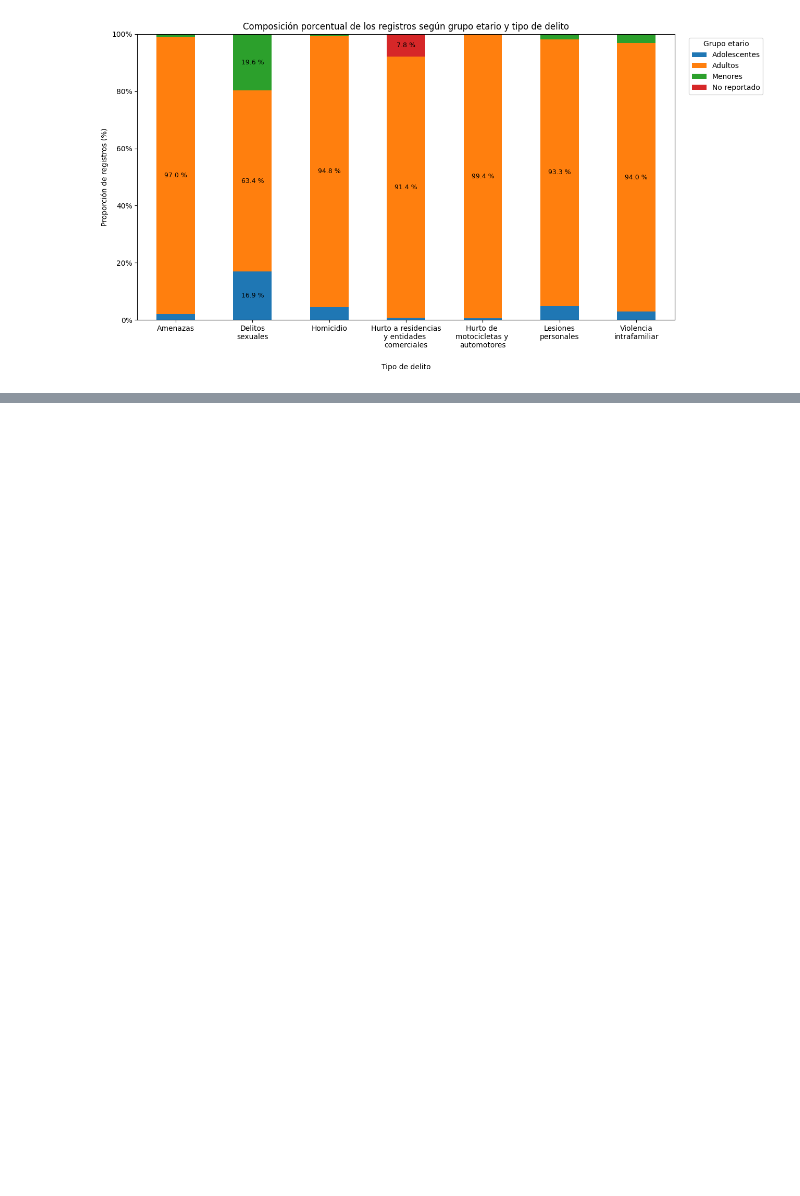
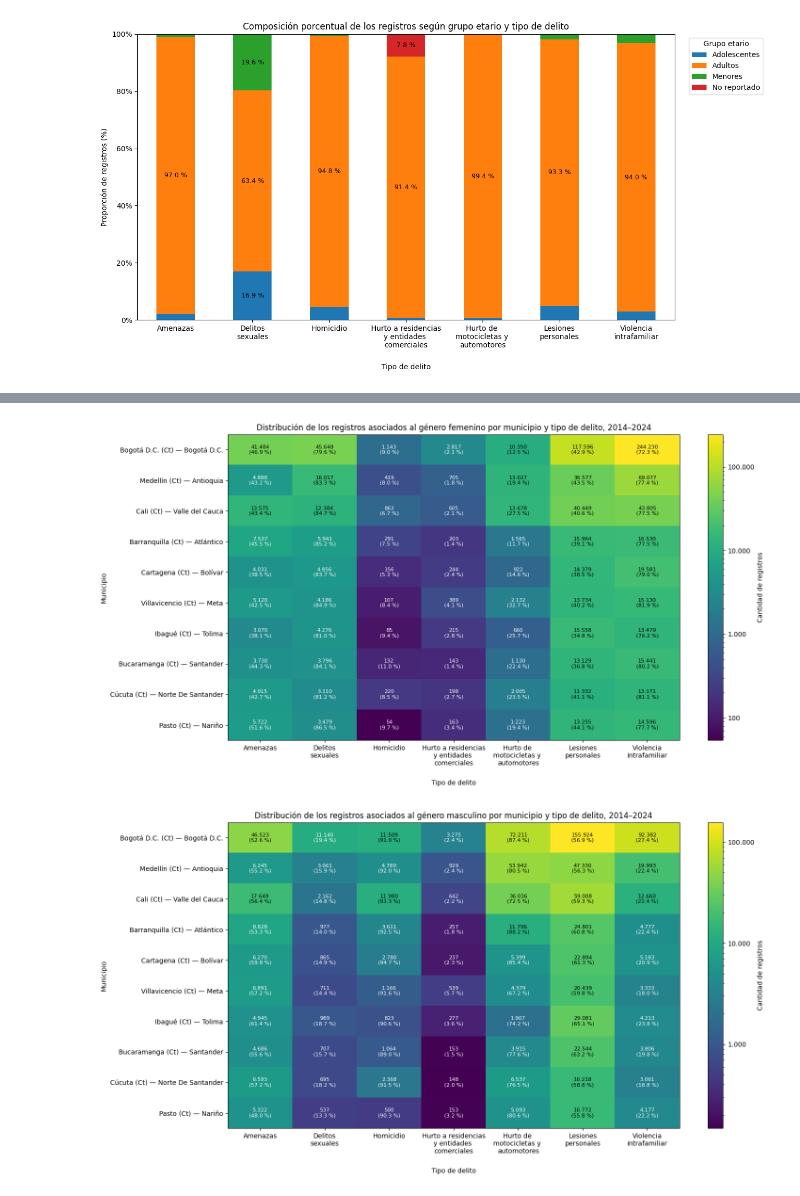
Before and after one commit to SaraBalbin/DW_Analisis_Criminalidad_Colombia, a Jupyter notebook: 04_Analisis_exploratorio.ipynb, the cells around one changed output, grey strips where cells are left out. Drawn from its saved outputs; the diff is of its cells as text; code cells hidden in the pictures; blank space fills up the shorter version.

Commit message:
Caracterizacion victimas, tipo delito, municipios top 10

```diff
--- a/04_Analisis_exploratorio.ipynb
+++ b/04_Analisis_exploratorio.ipynb
@@ -621,7 +631,6 @@ plt.show()
 # %% [output]
 [figure]
 # %%
-
 query_edad = """
 SELECT
     d.tipo_delito,
@@ -632,9 +641,6 @@ INNER JOIN dim_delito AS d
     ON f.id_delito = d.id_delito
 INNER JOIN dim_victima AS v
     ON f.id_victima = v.id_victima
-INNER JOIN dim_tiempo AS t
-    ON f.id_tiempo = t.id_tiempo
-WHERE t.anio BETWEEN 2014 AND 2024
 GROUP BY
     d.tipo_delito,
     v.grupo_etario
@@ -643,10 +649,10 @@ ORDER BY
     cantidad_delitos DESC;
 """
 
-df_edad = pd.read_sql(query_edad, engine)
+df_grupo = pd.read_sql(query_edad, engine)
 
 print("Resultados: tipo de delito × grupo etario")
-display(df_edad)
+display(df_grupo)
 # %% [output]
 Resultados: tipo de delito × grupo etario
 |  | tipo_delito | grupo_etario | cantidad_delitos |
@@ -675,7 +681,7 @@ from matplotlib.ticker import PercentFormatter
 # PREPARACIÓN DE DATOS: TIPO DE DELITO × GRUPO ETARIO
 # ==========================================================
 
-tabla_edad = df_edad.pivot_table(
+tabla_edad = df_grupo.pivot_table(
     index="tipo_delito",
     columns="grupo_etario",
     values="cantidad_delitos",
@@ -776,0 +1123,15 @@ plt.show()
+# %%
+crear_heatmap_genero_porcentaje(
+    df_municipio_genero,
+    "FEMENINO",
+    "Distribución de los registros asociados al género femenino por municipio y tipo de delito, 2014–2024"
+)
+
+crear_heatmap_genero_porcentaje(
+    df_municipio_genero,
+    "MASCULINO",
+    "Distribución de los registros asociados al género masculino por municipio y tipo de delito, 2014–2024"
+)
+# %% [output]
+[figure, added]
+[figure, added]
```
Also changed, not shown: parts of 5 cells of this notebook.
